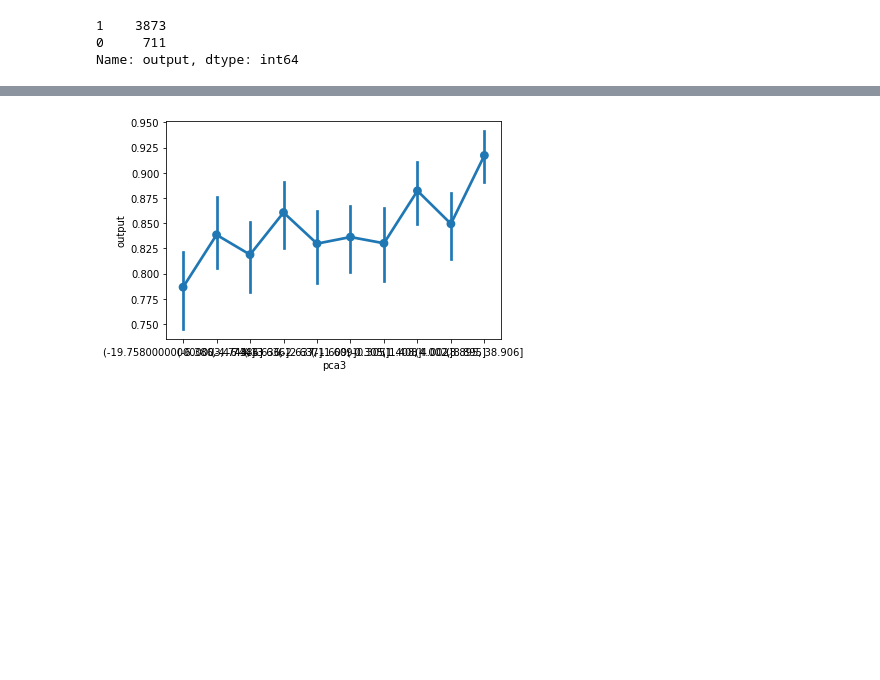
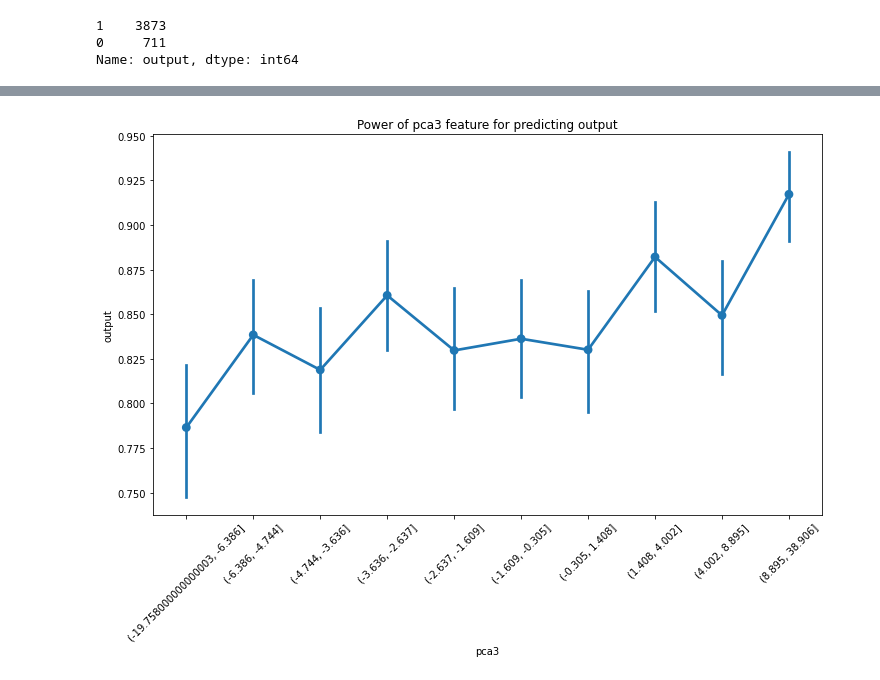
Before and after one commit to kys880/E82_HW3, a Jupyter notebook: HW3.ipynb, the cells around one changed output, grey strips where cells are left out. Saved outputs shown, nothing was run; the diff lists cells and outputs as text; code cells hidden in the pictures; blank space fills up the shorter version.

```diff
--- a/HW3.ipynb
+++ b/HW3.ipynb
@@ -164,6 +212,11 @@ f_selector_scores.sort_values("score",ascending=False).head(10)
 # %%
-feature_bin = pd.qcut(train_concat['pca3'],q=10,duplicates="drop")
+col = 'pca3'
+feature_bin = pd.qcut(train_concat[col],q=10,duplicates="drop")
+
+fig = plt.figure(figsize=(12,7))
 sns.pointplot(x=feature_bin,y=train_y)
+plt.xticks(rotation=45)
+plt.title(f"Power of {col} feature for predicting output")
 plt.show()
 # %% [output]
-[figure, old version]
+[figure, new version]
```
Also changed, not shown: parts of 32 cells of this notebook.
